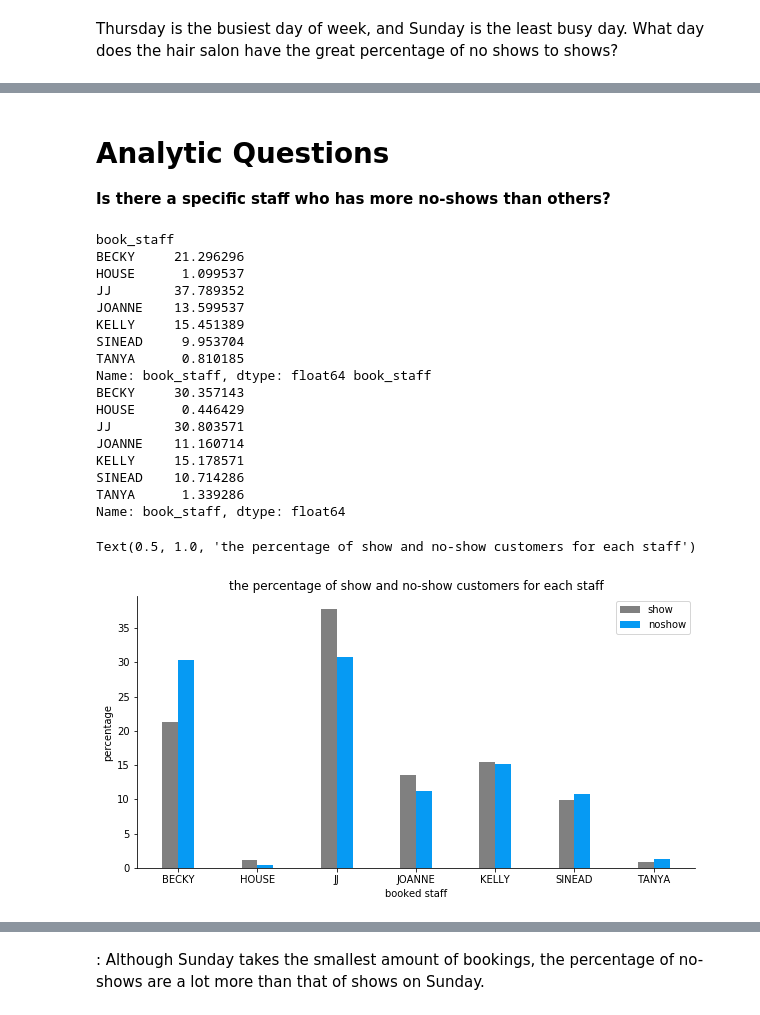
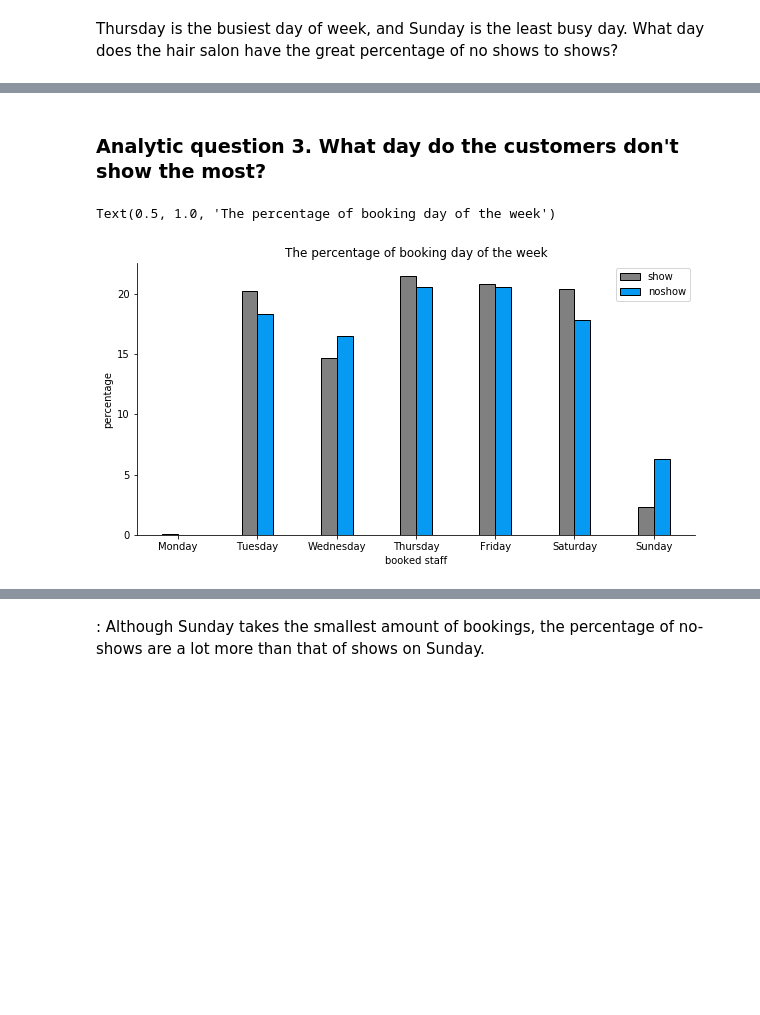
Before and after one commit to datasciyj/Assignments, a Jupyter notebook: Capstone_Analytic_Report.ipynb, the cells around one changed output, grey strips where cells are left out. Drawn from its saved outputs; the diff is of its cells as text; code cells hidden in the pictures; blank space fills up the shorter version.

```diff
--- a/Capstone_Analytic_Report.ipynb
+++ b/Capstone_Analytic_Report.ipynb
@@ -195,50 +265,38 @@ The 'normed' kwarg was deprecated in Matplotlib 2.1 and will be removed in 3.1.
-# %% [markdown]
-# Analytic Questions
-**Is there a specific staff who has more no-shows than others?**
+# %% [markdown]
+### Analytic question 3. What day do the customers don't show the most?
 # %%
-show_raw=df[df['noshow']==0].groupby(df['book_staff']).book_staff.count()
-noshow_raw=df[df['noshow']==1].groupby(df['book_staff']).book_staff.count()
+#bar and line graph
 
-show=show_raw/show_raw.sum()*100
-noshow=noshow_raw/noshow_raw.sum()*100
+show_raw=df[df['noshow']==0].groupby(['book_dow']).book_dow.count()
+noshow_raw=df[df['noshow']==1].groupby(['book_dow']).book_dow.count()
 
-print(show, noshow)
+show=show_raw/sum(show_raw)*100
+noshow=noshow_raw/sum(noshow_raw)*100
+
+newidx=['Monday','Tuesday','Wednesday', 'Thursday','Friday',  'Saturday', 'Sunday']
+
+show=show.reindex(newidx)
+noshow=noshow.reindex(newidx)
 
 N=7
 ind=np.arange(N)
 width=0.2
 
 fig=plt.figure(figsize=[10,5])
 ax=fig.add_subplot(111)
 
-ax.bar(ind, show, width, color='gray', label='show')
-ax.bar(ind+width, noshow, width, color='xkcd:azure', label='noshow')
+ax.bar(ind, show, width, color='gray', label='show', edgecolor='black')
+ax.bar(ind+width, noshow, width, color='xkcd:azure', label='noshow', edgecolor='black')
 ax.legend()
 ax.spines['top'].set_visible(False)
 ax.spines['right'].set_visible(False)
 
 ax.set_xticks(ind+width/2)
-ax.set_xticklabels(['BECKY','HOUSE','JJ','JOANNE','KELLY','SINEAD','TANYA'])
+ax.set_xticklabels(['Monday','Tuesday','Wednesday', 'Thursday','Friday',  'Saturday', 'Sunday'])
+
 plt.ylabel('percentage')
 plt.xlabel('booked staff')
-plt.title('the percentage of show and no-show customers for each staff')
+plt.title('The percentage of booking day of the week')
 # %% [output]
-book_staff
-BECKY     21.296296
-HOUSE      1.099537
-JJ        37.789352
-JOANNE    13.599537
-KELLY     15.451389
-SINEAD     9.953704
-TANYA      0.810185
-Name: book_staff, dtype: float64 book_staff
-BECKY     30.357143
-HOUSE      0.446429
-JJ        30.803571
-JOANNE    11.160714
-KELLY     15.178571
-SINEAD    10.714286
-TANYA      1.339286
-Name: book_staff, dtype: float64
+Text(0.5, 1.0, 'The percentage of booking day of the week')
-Text(0.5, 1.0, 'the percentage of show and no-show customers for each staff')
-[figure, old version]
+[figure, new version]
```
Also changed, not shown: parts of 39 cells of this notebook.
